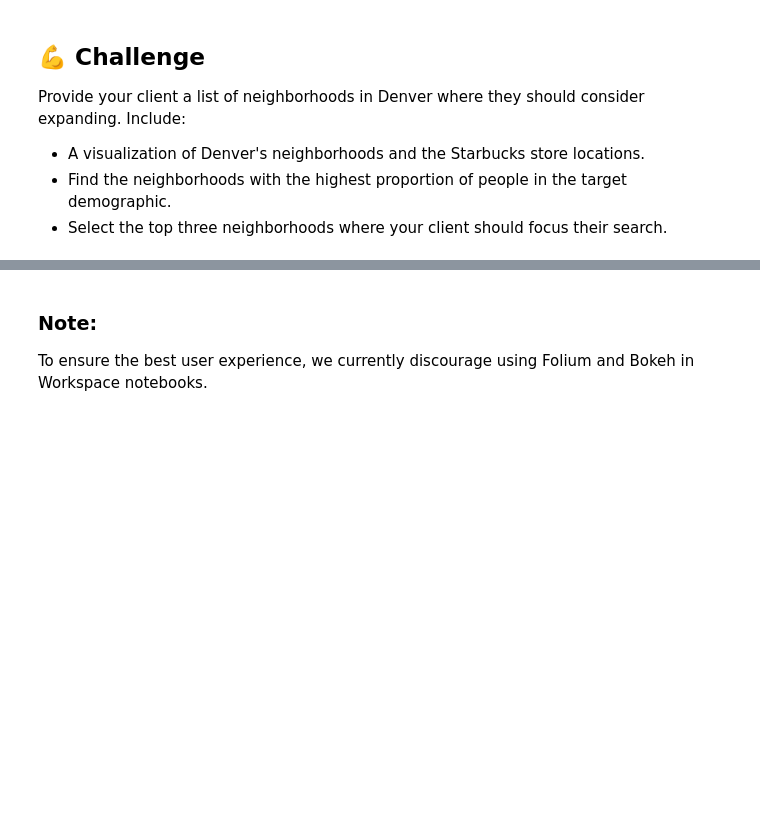
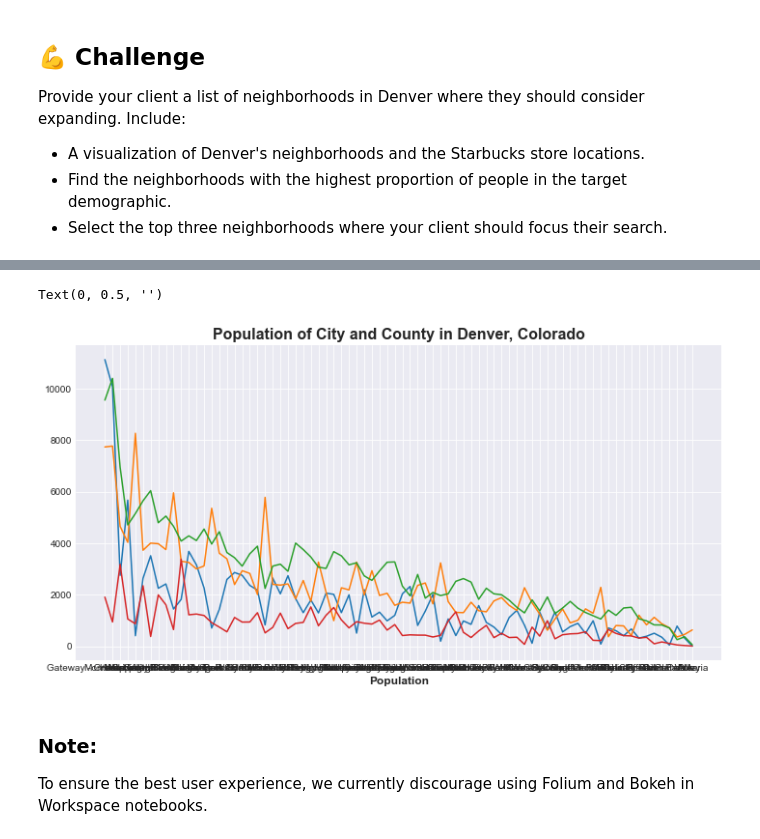
Before and after one commit to MihoRosenberg/Starbucks, a Jupyter notebook: notebook (2).ipynb, the cells around one changed output, grey strips where cells are left out. Drawn from its saved outputs; the diff is of its cells as text; code cells hidden in the pictures; blank space fills up the shorter version.

```diff
--- a/notebook (2).ipynb
+++ b/notebook (2).ipynb
@@ -88,0 +243,18 @@ Provide your client a list of neighborhoods in Denver where they should consider
+# %%
+# Lineplot for 'AGE_LESS_18', 'AGE_18_TO_34', 'AGE_35_TO_65', 'AGE_65_PLUS' by Name
+sns.set_style('darkgrid')
+fig, ax = plt.subplots(figsize=(12, 6))
+plt.title("Population of City and County in Denver, Colorado", fontsize=16, weight='bold')
+
+sns.lineplot(census_sorted['NBHD_NAME'], census_sorted['AGE_LESS_18'], ax=ax)
+sns.lineplot(census_sorted['NBHD_NAME'], census_sorted['AGE_18_TO_34'], ax=ax)
+sns.lineplot(census_sorted['NBHD_NAME'], census_sorted['AGE_35_TO_65'], ax=ax)
+sns.lineplot(census_sorted['NBHD_NAME'], census_sorted['AGE_65_PLUS'], ax=ax)
+
+#ax.axvline(avg_population, lw=1, ls='--', c='blue')
+ax.set_xlabel("Population", fontsize=12, weight='bold')
+ax.set_ylabel("", fontsize=12, weight='bold')
+#ax.text(10000, 'University Park', f"Average Population: {avg_population}");
+# %% [output]
+Text(0, 0.5, '')
+[figure, added]
```
Also changed, not shown: parts of 9 cells of this notebook.
